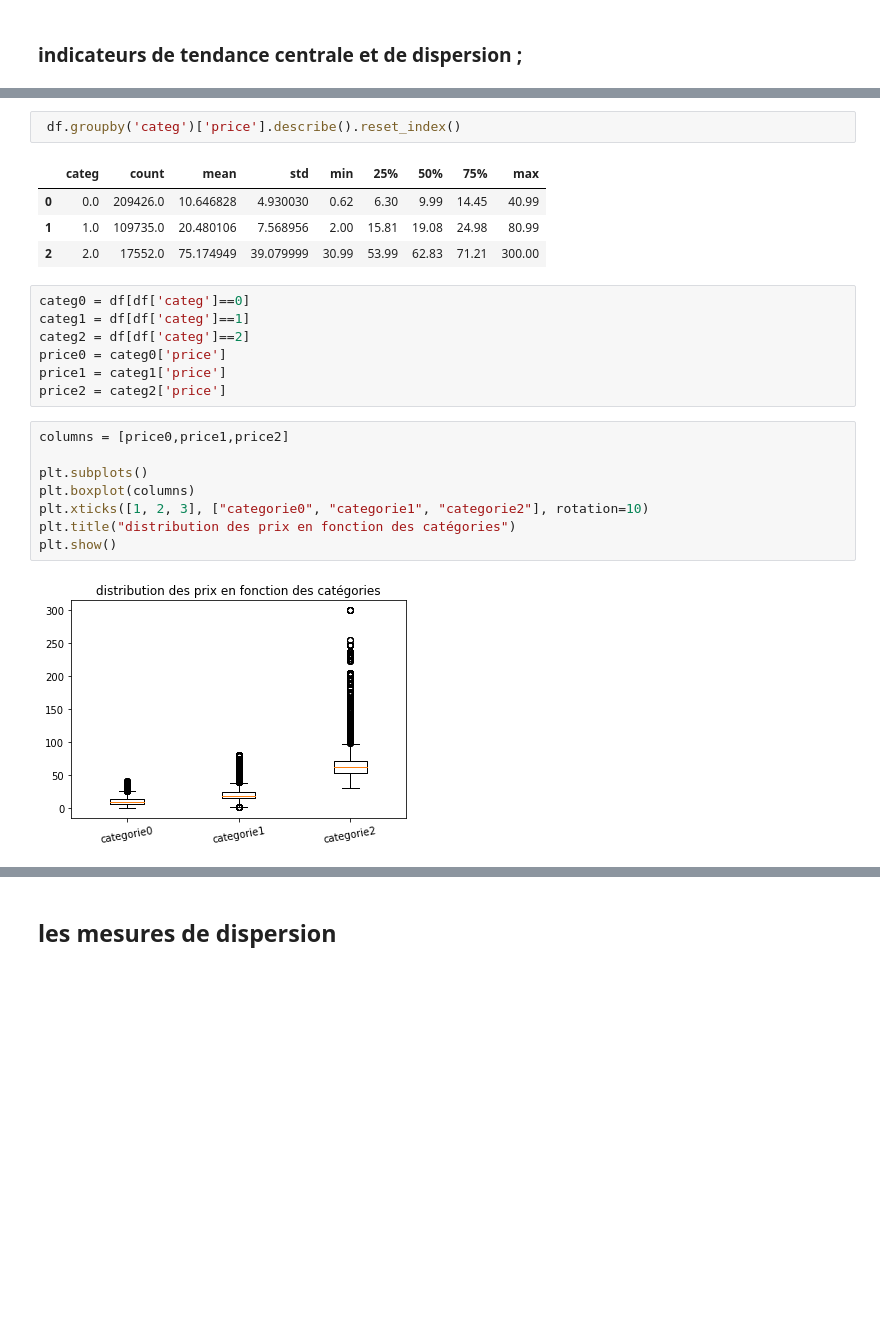
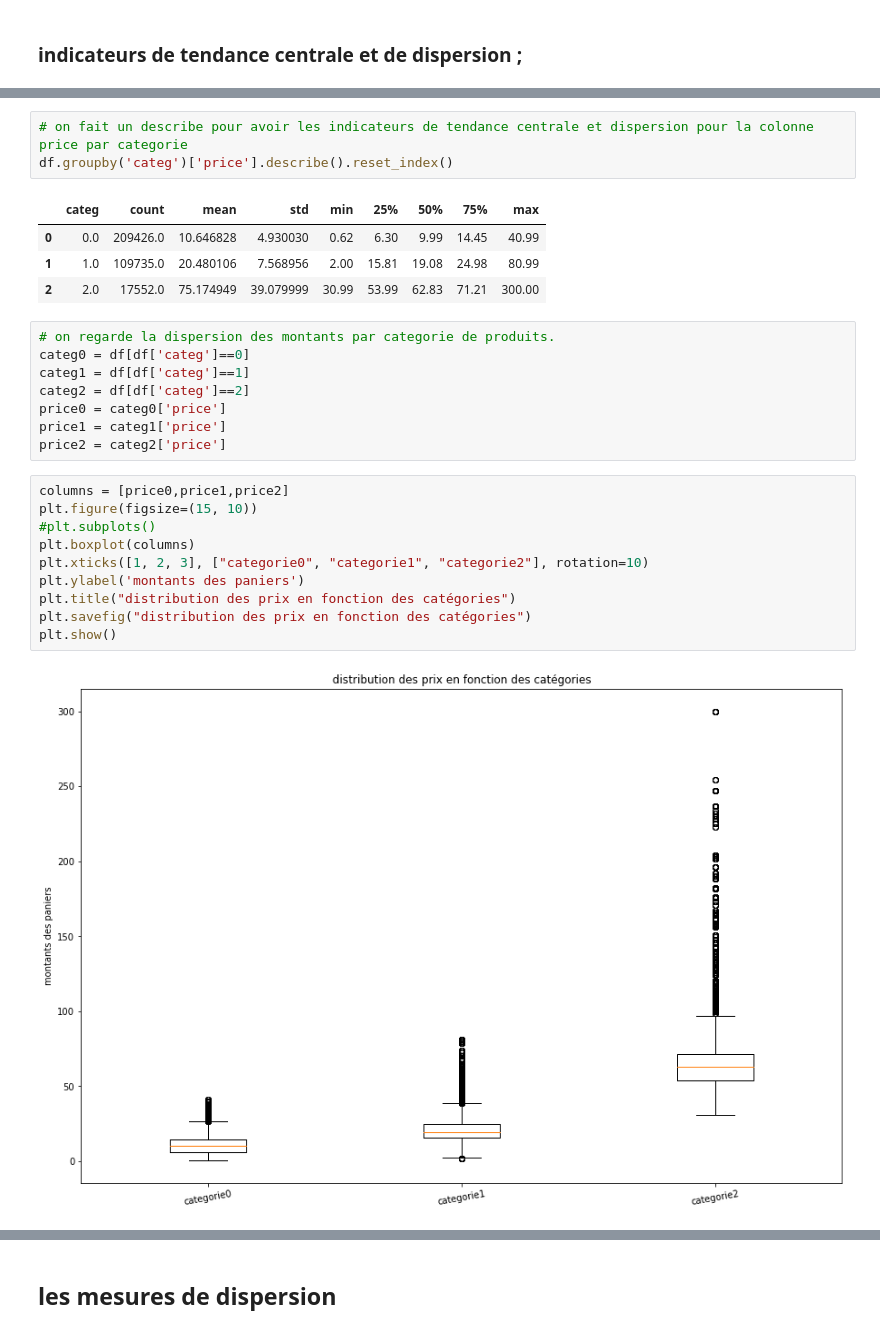
Before and after one commit to FatimaMoqran/tests-statistique-et-dataviz, a Jupyter notebook: analyseventes.ipynb, the cells around one changed output, grey strips where cells are left out. Cells and saved outputs as stored; diff of their text form; blank space fills up the shorter version.

```diff
--- a/analyseventes.ipynb
+++ b/analyseventes.ipynb
@@ -353,13 +397,15 @@ n
 2
 )
 # %%
- df.groupby('categ')['price'].describe().reset_index()
+# on fait un describe pour avoir les indicateurs de tendance centrale et dispersion pour la colonne price par categorie
+df.groupby('categ')['price'].describe().reset_index()
 # %% [output]
 |  | categ | count | mean | std | min | 25% | 50% | 75% | max |
 | 0 | 0.0 | 209426.0 | 10.646828 | 4.930030 | 0.62 | 6.30 | 9.99 | 14.45 | 40.99 |
 | 1 | 1.0 | 109735.0 | 20.480106 | 7.568956 | 2.00 | 15.81 | 19.08 | 24.98 | 80.99 |
 | 2 | 2.0 | 17552.0 | 75.174949 | 39.079999 | 30.99 | 53.99 | 62.83 | 71.21 | 300.00 |
 # %%
+# on regarde la dispersion des montants par categorie de produits.
 categ0 = df[df['categ']==0]
 categ1 = df[df['categ']==1]
 categ2 = df[df['categ']==2]
@@ -368,11 +414,13 @@ price1 = categ1['price']
 price2 = categ2['price']
 # %%
 columns = [price0,price1,price2]
-
-plt.subplots()
+plt.figure(figsize=(15, 10))
+#plt.subplots()
 plt.boxplot(columns)
 plt.xticks([1, 2, 3], ["categorie0", "categorie1", "categorie2"], rotation=10)
+plt.ylabel('montants des paniers')
 plt.title("distribution des prix en fonction des catégories")
+plt.savefig("distribution des prix en fonction des catégories")
 plt.show()
 # %% [output]
-[figure, old version]
+[figure, new version]
```
Also changed, not shown: parts of 81 cells of this notebook.
